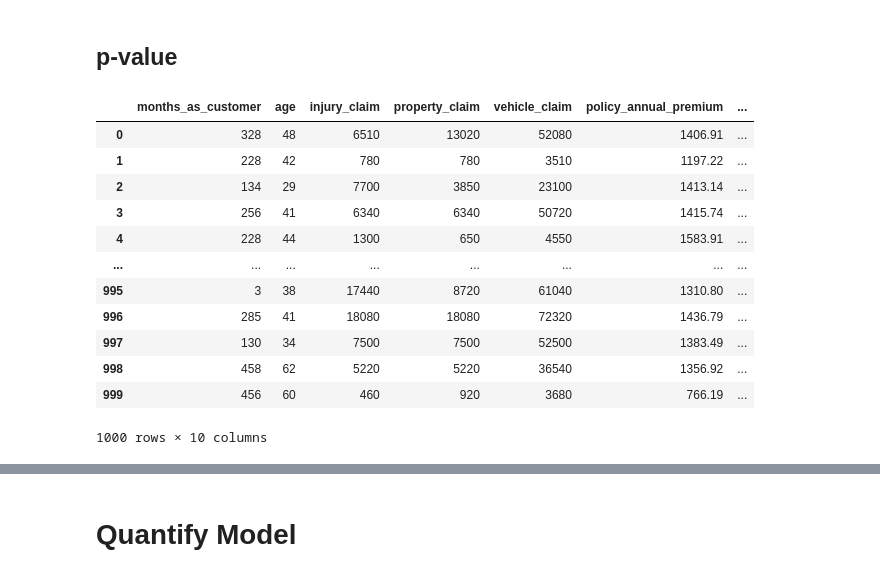
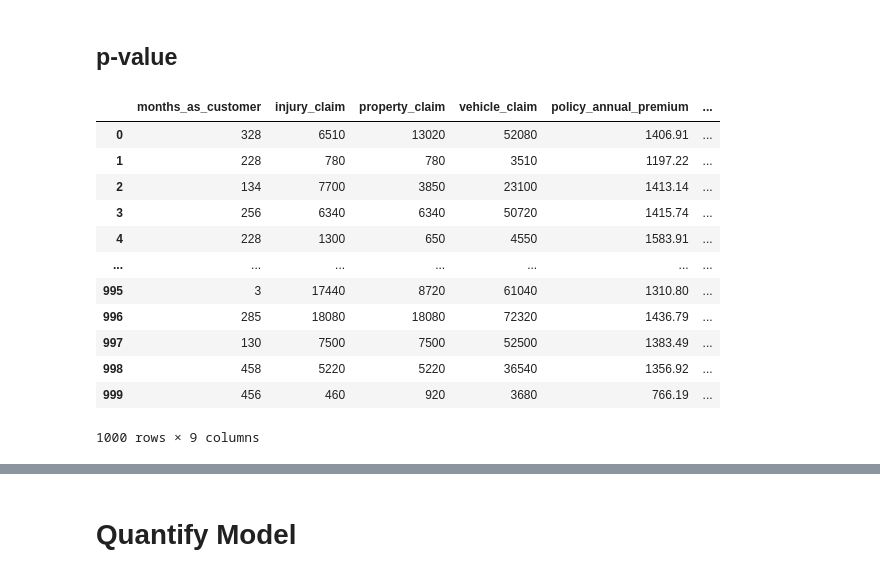
Before and after one commit to inkkuli/fraud_Insurance, a Jupyter notebook: fraud.ipynb, the cells around one changed output, grey strips where cells are left out. Cells and saved outputs as stored; diff of their text form; code cells hidden in the pictures.

```diff
--- a/fraud.ipynb
+++ b/fraud.ipynb
@@ -323,7 +323,7 @@ select and convert to int
 def filter_and_convert_columns(df):
     # แยกคอลัมน์ตามชนิดข้อมูลที่ต้องการ
     int_columns = [
-        'months_as_customer', 'age',
+        'months_as_customer',
         'injury_claim',
         'property_claim', 'vehicle_claim'
     ]
@@ -743,7 +729,7 @@ summary
 from sklearn.covariance import MinCovDet
 from sklearn.preprocessing import StandardScaler
 # %%
-def robust_mahalanobis_anomaly(X_input, threshold_quantile=0.975, return_distance=False):
+def robust_mahalanobis_anomaly(X_input, threshold_quantile=0.8, return_distance=False, random_state=42):
     """
     Robust Mahalanobis Distance anomaly detection (Z-score scaling done inside)
 
@@ -751,6 +737,7 @@ def robust_mahalanobis_anomaly(X_input, threshold_quantile=0.975, return_distanc
     - X_input: pandas DataFrame (raw scale)
     - threshold_quantile: float, quantile cutoff (default=0.975)
     - return_distance: if True, return also the threshold
+    - random_state: int, for reproducibility
 
     Returns:
     - result_df: DataFrame (original scale) + mahalanobis_distance + anomaly
@@ -758,21 +745,16 @@ def robust_mahalanobis_anomaly(X_input, threshold_quantile=0.975, return_distanc
     if not isinstance(X_input, pd.DataFrame):
         raise ValueError("X_input must be a pandas DataFrame")
 
-    columns = X_input.columns
-
-    # Step 1: Standardize
     scaler = StandardScaler()
     X_scaled = scaler.fit_transform(X_input)
 
-    # Step 2: Fit Robust Mahalanobis
-    mcd = MinCovDet().fit(X_scaled)
+    # ✅ Fix randomness
+    mcd = MinCovDet(random_state=random_state).fit(X_scaled)
     distances = mcd.mahalanobis(X_scaled)
 
-    # Step 3: Determine anomaly
     threshold = np.quantile(distances, threshold_quantile)
     anomalies = (distances > threshold).astype(int)
 
-    # Step 4: Output on original scale + results
     result_df = X_input.copy()
     result_df["mahalanobis_distance"] = distances
     result_df["anomaly"] = anomalies
@@ -782,6 +764,6 @@ def robust_mahalanobis_anomaly(X_input, threshold_quantile=0.975, return_distanc
     else:
         return result_df
 # %%
-result_df = robust_mahalanobis_anomaly(df_cleaned, threshold_quantile=0.975)
+result_df = robust_mahalanobis_anomaly(df_cleaned, threshold_quantile=0.8)
 result_df
 # %% [output]
@@ -803,51 +785,54 @@ result_df
 # %%
 from scipy.stats import chi2
 # %%
+from scipy.stats import chi2
+
 def add_pvalue_to_result(result_df, alpha=0.05):
     """
-    Add p-value and anomaly flag (based on p-value) to existing result from robust_mahalanobis_anomaly()
+    เพิ่ม p-value และ anomaly_pvalue โดยไม่ต้องระบุ n_features
+    จะตรวจหา df อัตโนมัติจากคอลัมน์ใน result_df
 
     Parameters:
-    - result_df: DataFrame ที่ได้จาก robust_mahalanobis_anomaly()
-    - alpha: significance level (default = 0.05)
+        result_df: DataFrame ที่ได้จาก robust_mahalanobis_anomaly()
+        alpha: ค่าความเชื่อมั่น (default = 0.05)
 
     Returns:
-    - result_df: DataFrame เดิมที่เพิ่ม column 'p_value' และ 'anomaly_pvalue'
+        result_df: DataFrame เดิมที่เพิ่ม 'p_value' และ 'anomaly_pvalue'
     """
     if "mahalanobis_distance" not in result_df.columns:
-        raise ValueError(
-            "Column 'mahalanobis_distance' not found in input DataFrame.")
+        raise ValueError("Column 'mahalanobis_distance' not found in input DataFrame.")
 
     # คำนวณ d^2
     d_squared = result_df["mahalanobis_distance"] ** 2
-    # ตัด column 'mahalanobis_distance' และ 'anomaly' ออก
-    df = len(result_df.columns) - 2
 
-    # คำนวณ p-value จาก chi-square distribution
+    # หา feature columns = all - known outputs
+    ignore_cols = {"mahalanobis_distance", "anomaly", "p_value", "anomaly_pvalue"}
+    feature_cols = [col for col in result_df.columns if col not in ignore_cols]
+    df = len(feature_cols)
+
+    # คำนวณ p-value และ anomaly จาก cutoff
     p_values = 1 - chi2.cdf(d_squared, df=df)
-
-    # ตัดสิน anomaly จาก p-value
     result_df["p_value"] = p_values
     result_df["anomaly_pvalue"] = (p_values < alpha).astype(int)
 
     return result_df
 # %%
-result_df = add_pvalue_to_result(result_df, alpha=0.05)
+result_df = add_pvalue_to_result(result_df, alpha=0.01)
 result_df
 # %% [output]
-|  | months_as_customer | age | injury_claim | property_claim | vehicle_claim | policy_annual_premium | ... |
-| 0 | 328 | 48 | 6510 | 13020 | 52080 | 1406.91 | ... |
-| 1 | 228 | 42 | 780 | 780 | 3510 | 1197.22 | ... |
-| 2 | 134 | 29 | 7700 | 3850 | 23100 | 1413.14 | ... |
-| 3 | 256 | 41 | 6340 | 6340 | 50720 | 1415.74 | ... |
-| 4 | 228 | 44 | 1300 | 650 | 4550 | 1583.91 | ... |
-| ... | ... | ... | ... | ... | ... | ... | ... |
-| 995 | 3 | 38 | 17440 | 8720 | 61040 | 1310.80 | ... |
-| 996 | 285 | 41 | 18080 | 18080 | 72320 | 1436.79 | ... |
-| 997 | 130 | 34 | 7500 | 7500 | 52500 | 1383.49 | ... |
-| 998 | 458 | 62 | 5220 | 5220 | 36540 | 1356.92 | ... |
-| 999 | 456 | 60 | 460 | 920 | 3680 | 766.19 | ... |
+|  | months_as_customer | injury_claim | property_claim | vehicle_claim | policy_annual_premium | ... |
+| 0 | 328 | 6510 | 13020 | 52080 | 1406.91 | ... |
+| 1 | 228 | 780 | 780 | 3510 | 1197.22 | ... |
+| 2 | 134 | 7700 | 3850 | 23100 | 1413.14 | ... |
+| 3 | 256 | 6340 | 6340 | 50720 | 1415.74 | ... |
+| 4 | 228 | 1300 | 650 | 4550 | 1583.91 | ... |
+| ... | ... | ... | ... | ... | ... | ... |
+| 995 | 3 | 17440 | 8720 | 61040 | 1310.80 | ... |
+| 996 | 285 | 18080 | 18080 | 72320 | 1436.79 | ... |
+| 997 | 130 | 7500 | 7500 | 52500 | 1383.49 | ... |
+| 998 | 458 | 5220 | 5220 | 36540 | 1356.92 | ... |
+| 999 | 456 | 460 | 920 | 3680 | 766.19 | ... |
-1000 rows × 10 columns
+1000 rows × 9 columns
 # %%
 from sklearn.decomposition import PCA
 # %%
```
Also changed, not shown: parts of 27 cells of this notebook.
